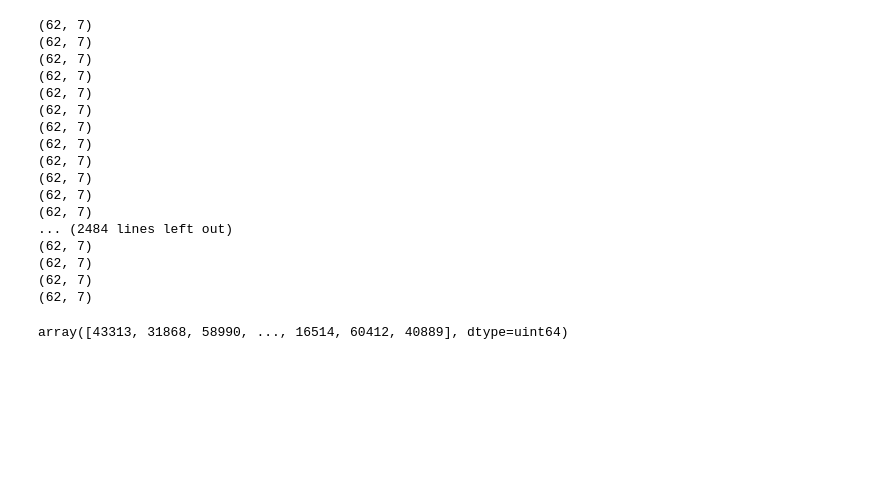
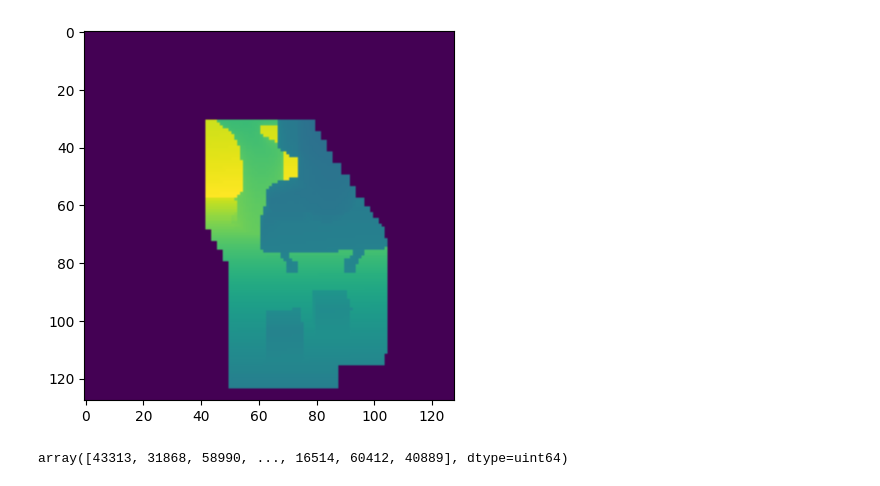
Before and after one commit to peek-robot/threedda, a Jupyter notebook: vis_data.ipynb, the cells around one changed output. Drawn from its saved outputs; the diff is of its cells as text; code cells hidden in the pictures; blank space fills up the shorter version.

```diff
--- a/vis_data.ipynb
+++ b/vis_data.ipynb
@@ -51,25 +51,16 @@ with h5py.File(data_path, "a", swmr=True) as f:
 # %%
 with h5py.File(data_path, "r", swmr=True) as f:
     for dk in f["data"].keys():
-        print(f["data"][dk]["obs"]["obj_poses_flat"].shape)
+        mask_depth = f["data"][dk]["obs"]["mask_depth"][:]
+        path_rgb = f["data"][dk]["obs"]["path_rgb"][:]
+        break
+
+import matplotlib.pyplot as plt
+plt.imshow(path_rgb[10])
+plt.imshow(mask_depth[10])
+plt.show()
 # %% [output]
-(62, 7)
-(62, 7)
-(62, 7)
-(62, 7)
-(62, 7)
-(62, 7)
-(62, 7)
-(62, 7)
-(62, 7)
-(62, 7)
-(62, 7)
-(62, 7)
-... (2484 lines left out)
-(62, 7)
-(62, 7)
-(62, 7)
-(62, 7)
+[figure, added]
 # %%
 import fpsample
 import numpy as np
```
Also changed, not shown: parts of 2 cells of this notebook, 47 other files.
